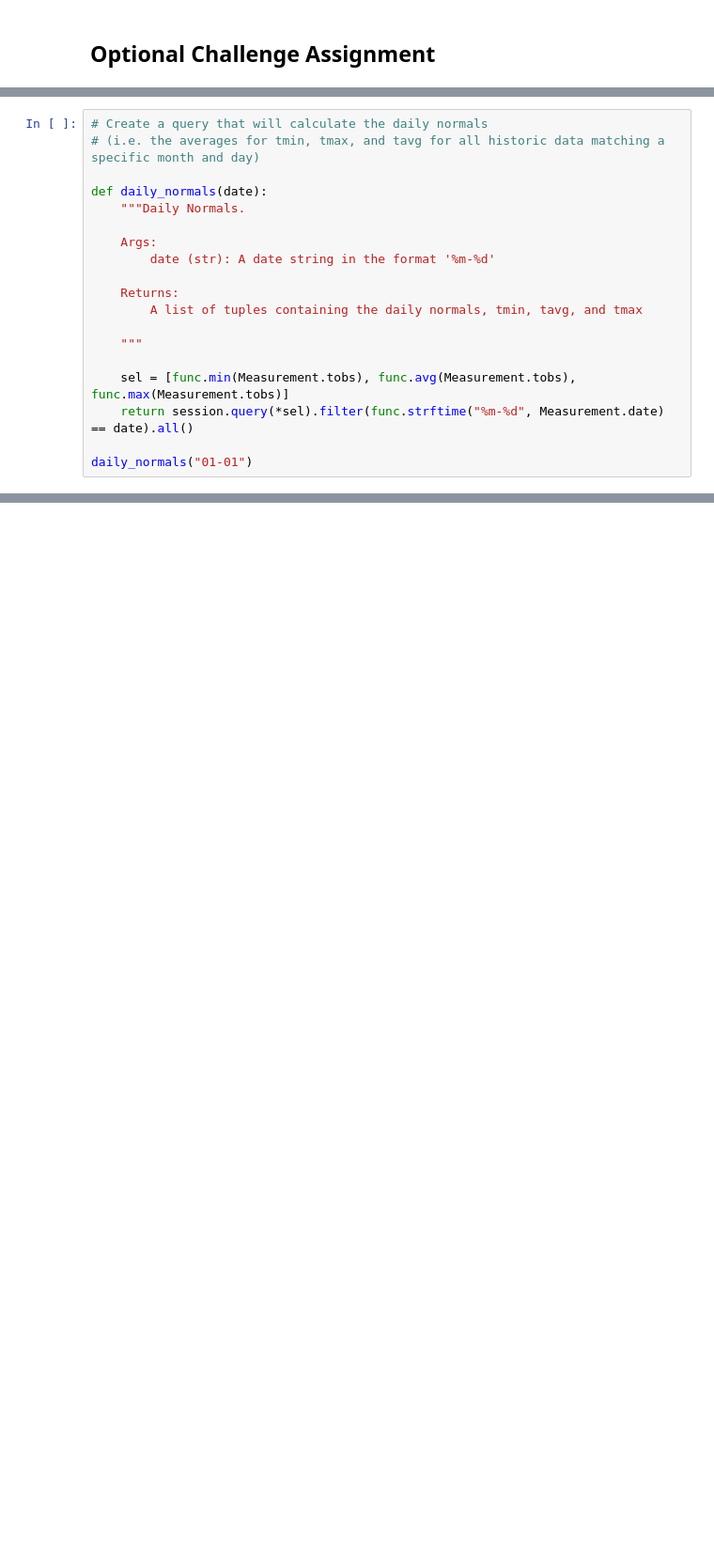
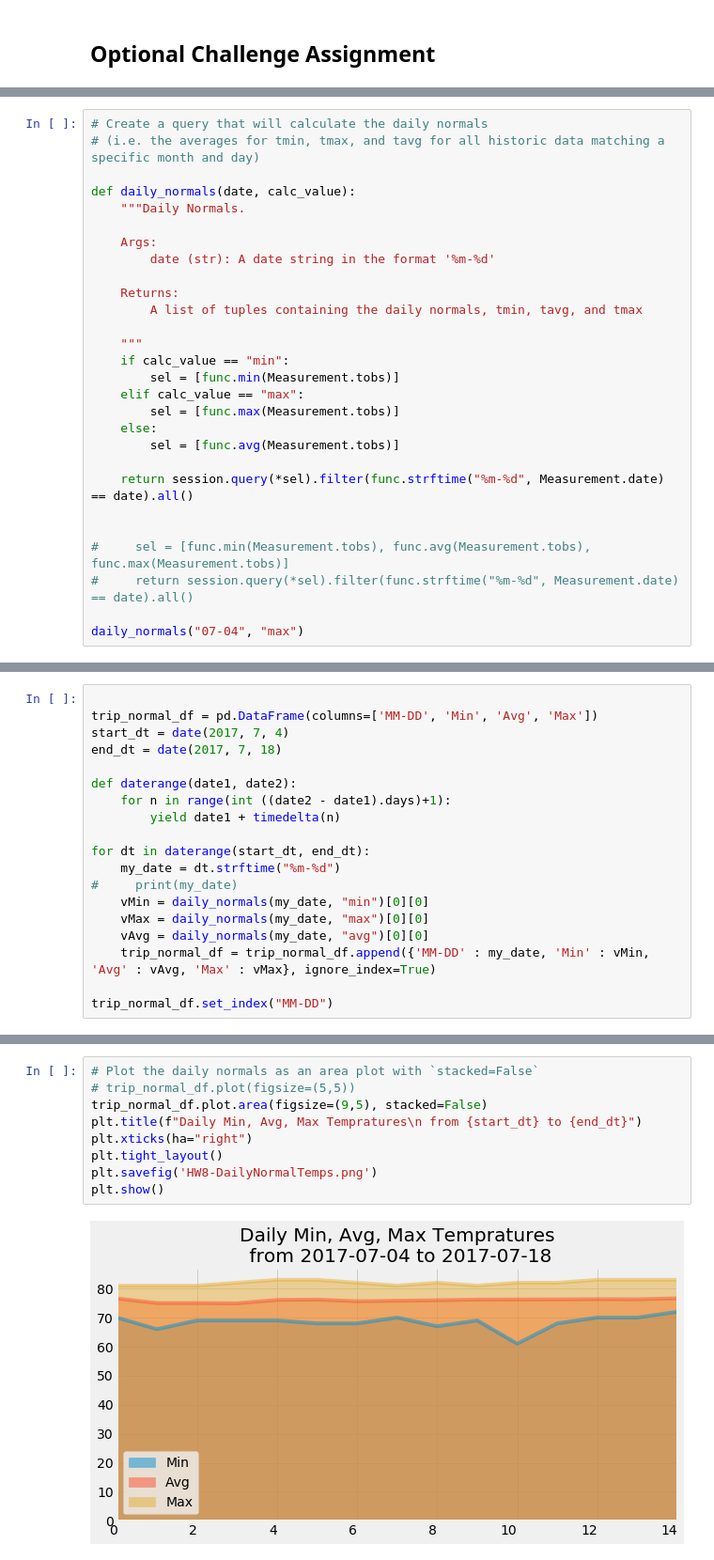
Before and after one commit to ShahzadNaseer/AdvDataStorageHW8, a Jupyter notebook: ClimateAnalysisHW8.ipynb, the cells around one changed output, grey strips where cells are left out. Shown at 94% size. Drawn from its saved outputs; the diff is of its cells as text; blank space fills up the shorter version.

```diff
--- a/ClimateAnalysisHW8.ipynb
+++ b/ClimateAnalysisHW8.ipynb
@@ -295,7 +326,7 @@ print(calc_temps(str(last_year_start), str(last_year_end)))
 # Create a query that will calculate the daily normals
 # (i.e. the averages for tmin, tmax, and tavg for all historic data matching a specific month and day)
 
-def daily_normals(date):
+def daily_normals(date, calc_value):
     """Daily Normals.
 
     Args:
@@ -305,9 +336,18 @@ def daily_normals(date):
         A list of tuples containing the daily normals, tmin, tavg, and tmax
 
     """
+    if calc_value == "min":
+        sel = [func.min(Measurement.tobs)]
+    elif calc_value == "max":
+        sel = [func.max(Measurement.tobs)]
+    else:
+        sel = [func.avg(Measurement.tobs)]
 
-    sel = [func.min(Measurement.tobs), func.avg(Measurement.tobs), func.max(Measurement.tobs)]
     return session.query(*sel).filter(func.strftime("%m-%d", Measurement.date) == date).all()
 
-daily_normals("01-01")
+
+#     sel = [func.min(Measurement.tobs), func.avg(Measurement.tobs), func.max(Measurement.tobs)]
+#     return session.query(*sel).filter(func.strftime("%m-%d", Measurement.date) == date).all()
+
+daily_normals("07-04", "max")
 # %% [output]
@@ -348,0 +366,19 @@ daily_normals("01-01")
+# %%
+
+trip_normal_df = pd.DataFrame(columns=['MM-DD', 'Min', 'Avg', 'Max'])
+start_dt = date(2017, 7, 4)
+end_dt = date(2017, 7, 18)
+
+def daterange(date1, date2):
+    for n in range(int ((date2 - date1).days)+1):
+        yield date1 + timedelta(n)
+
+for dt in daterange(start_dt, end_dt):
+    my_date = dt.strftime("%m-%d")
+#     print(my_date)
+    vMin = daily_normals(my_date, "min")[0][0]
+    vMax = daily_normals(my_date, "max")[0][0]
+    vAvg = daily_normals(my_date, "avg")[0][0]
+    trip_normal_df = trip_normal_df.append({'MM-DD' : my_date, 'Min' : vMin, 'Avg' : vAvg, 'Max' : vMax}, ignore_index=True)
+
+trip_normal_df.set_index("MM-DD")
@@ -348,0 +403,11 @@ daily_normals("01-01")
+# %%
+# Plot the daily normals as an area plot with `stacked=False`
+# trip_normal_df.plot(figsize=(5,5))
+trip_normal_df.plot.area(figsize=(9,5), stacked=False)
+plt.title(f"Daily Min, Avg, Max Tempratures\n from {start_dt} to {end_dt}")
+plt.xticks(ha="right")
+plt.tight_layout()
+plt.savefig('HW8-DailyNormalTemps.png')
+plt.show()
+# %% [output]
+[figure, added]
```
Also changed, not shown: parts of 34 cells of this notebook.
